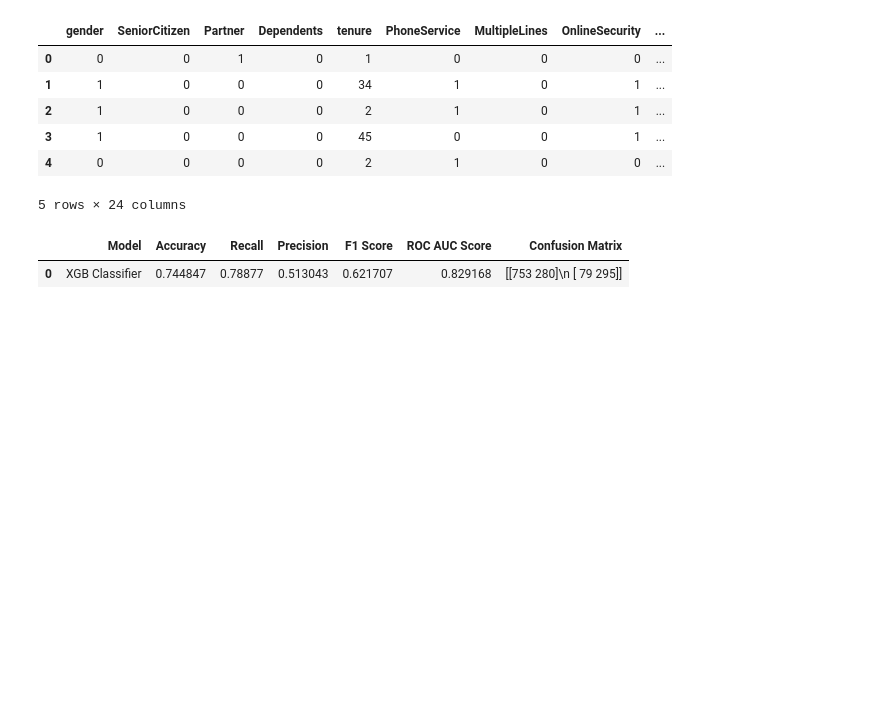
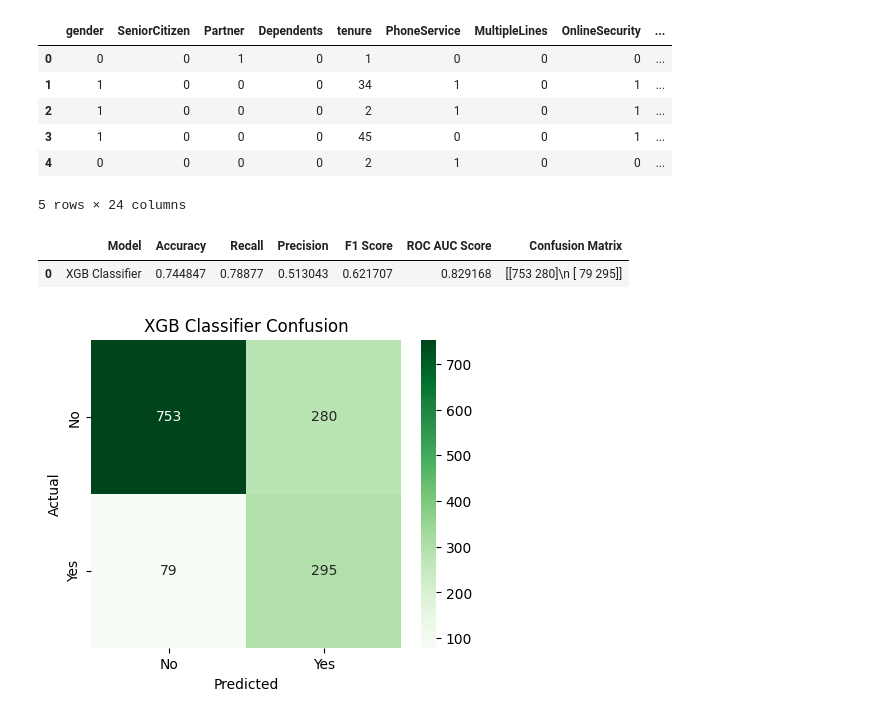
Before and after one commit to Md-Maruf-1727/customer-churn-prediction-ml, a Jupyter notebook: NoteBooks/05_model_evaluation.ipynb, the cells around one changed output. Cells and saved outputs as stored; diff of their text form; code cells hidden in the pictures; blank space fills up the shorter version.

```diff
--- a/NoteBooks/05_model_evaluation.ipynb
+++ b/NoteBooks/05_model_evaluation.ipynb
@@ -74,11 +75,13 @@ evaluation_result
 # %%
 plt.figure(figsize=(5,4))
 labels=['No', 'Yes']
 sns.heatmap(
-    conf_matrix, annot=True, fmt='g', cmap='viridis',
+    conf_matrix, annot=True, fmt='g', cmap='Greens',
     xticklabels=labels, yticklabels=labels
 )
 plt.title('XGB Classifier Confusion')
 plt.xlabel('Predicted')
 plt.ylabel('Actual')
 plt.show()
+# %% [output]
+[figure, added]
```
Also changed, not shown: parts of 2 cells of this notebook.
